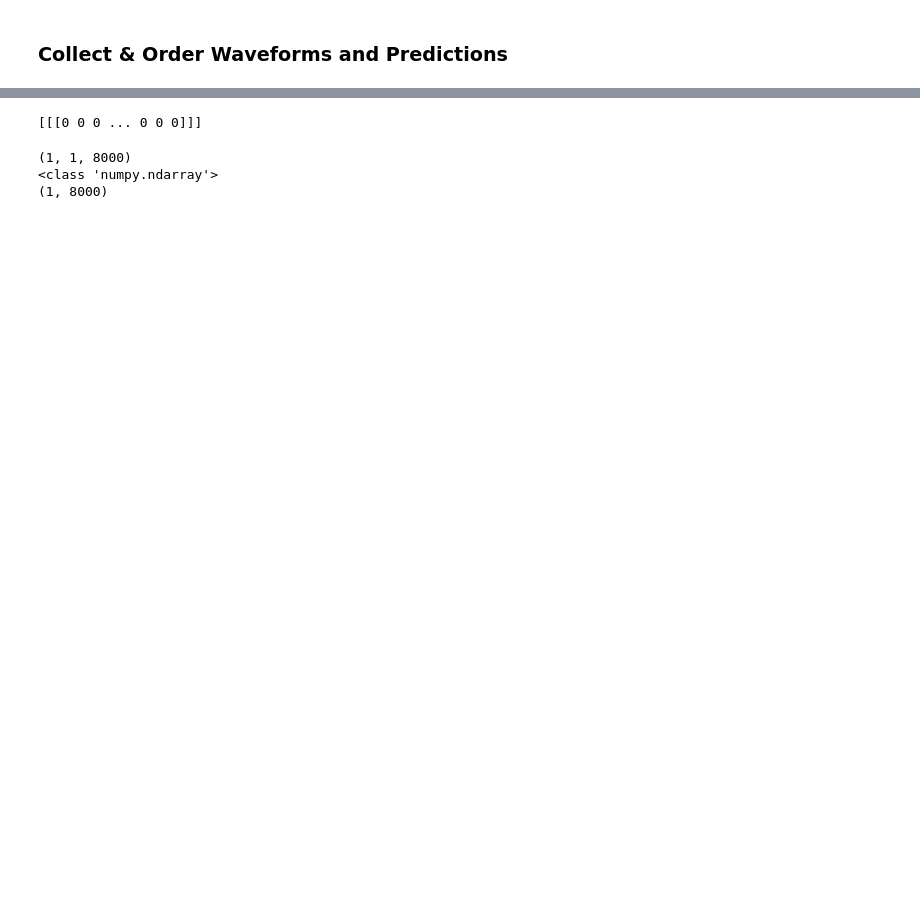
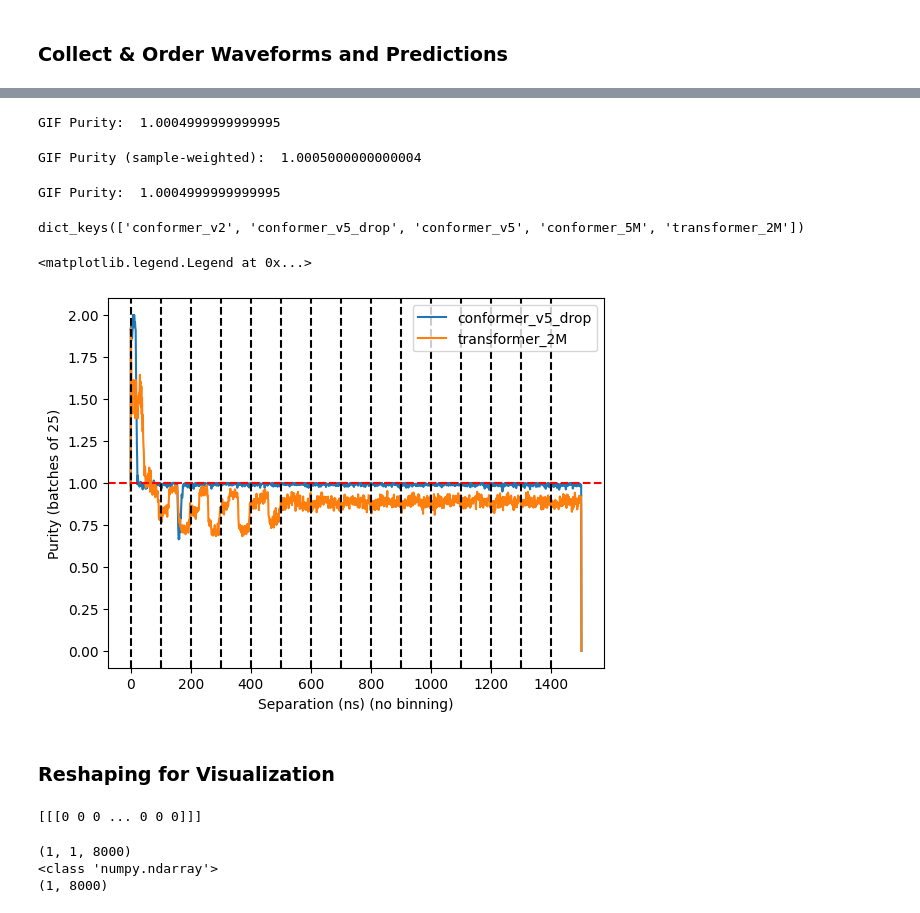
Before and after one commit to carsmithhhh/flash_detection, a Jupyter notebook: notebooks/animation.ipynb, the cells around one changed output, grey strips where cells are left out. Saved outputs shown, nothing was run; the diff lists cells and outputs as text; code cells hidden in the pictures; blank space fills up the shorter version.

```diff
--- a/notebooks/animation.ipynb
+++ b/notebooks/animation.ipynb
@@ -196,3 +253,82 @@ Unique separations: 1500, max = 1499, min = 0
+# %%
+# Batching just to check
+mask_tensor_list = [torch.tensor(mask).squeeze(0) for mask in pred_masks]  # each [1, 8000]
+hit_pairs_arr = torch.tensor(hit_pairs)  # shape [N]
+
+# Stack into one big tensor first
+mask_tensor = torch.stack(mask_tensor_list)   # shape [N, 1, 8000]
+
+batch_size = 25
+num_batches = len(hit_pairs_arr) // batch_size  # 1500 // 25 = 60
+
+# Make mask batches: [60, 25, 1, 8000]
+mask_batches = mask_tensor[:num_batches * batch_size].view(num_batches, batch_size, 1, 8000)
+
+# Make hit pair batches: [60, 25, 2]
+hit_batches = hit_pairs_arr[:num_batches * batch_size].view(num_batches, batch_size, 2)
+
+merged_pure = 0.0
+
+# batched version
+for i in range(mask_batches.shape[0]):
+    merged_pure += merged_class_purity(mask_batches[i], hit_batches[i], device, no_sum=False)
+
+merged_pure /= mask_batches.shape[0]
+print("GIF Purity: ", merged_pure)
+# %% [output]
+GIF Purity:  1.0004999999999995
+# %%
+merged_pure = 0.0
+total_samples = 0
+
+for i in range(mask_batches.shape[0]):
+    batch_size = mask_batches[i].shape[0]
+    merged_pure += merged_class_purity(mask_batches[i], hit_batches[i], device, no_sum=False) * batch_size
+    total_samples += batch_size
+
+merged_pure /= total_samples
+print("GIF Purity (sample-weighted): ", merged_pure)
+# %% [output]
+GIF Purity (sample-weighted):  1.0005000000000004
+# %%
+merged_pure = 0.0
+
+# non-batched version
+# for merged_mask, hit_times in zip(pred_masks, hit_pairs):
+    #merged_mask = torch.tensor(merged_mask)
+    #merged_pure += merged_class_purity(merged_mask, [hit_times], device, no_sum=False)
+
+# batched version
+for i in range(mask_batches.shape[0]):
+    merged_pure += merged_class_purity(mask_batches[i], hit_batches[i], device, no_sum=False)
+
+merged_pure /= mask_batches.shape[0]
+print("GIF Purity: ", merged_pure)
+# %% [output]
+GIF Purity:  1.0004999999999995
+# %%
+# loading in a pre-computed evaluation to compare purities
+v5_drop_results = np.load("performance_analysis/delta_t_benchmark/conv5_drop_delta_t_results.npy", allow_pickle=True).item()
+transformer_2M_results = np.load("performance_analysis/delta_t_benchmark/c5M_t2M_deltastats.npy", allow_pickle=True).item()
+
+delta_results = {**v5_drop_results, **transformer_2M_results}
+
+print(delta_results.keys())
+plt.plot(delta_results['conformer_v5_drop']['merge_pure'], label='conformer_v5_drop')
+plt.plot(delta_results['transformer_2M']['merge_pure'], label='transformer_2M')
+
+for i in range(0, 1500, 100):
+    plt.axvline(i, linestyle='--', color='black')
+plt.axhline(1.0, linestyle='--', color='red')
+plt.xlabel("Separation (ns) (no binning)")
+plt.ylabel("Purity (batches of 25)")
+plt.legend()
+# %% [output]
+dict_keys(['conformer_v2', 'conformer_v5_drop', 'conformer_v5', 'conformer_5M', 'transformer_2M'])
+<matplotlib.legend.Legend at 0x...>
+[figure, added]
+# %% [markdown]
+### Reshaping for Visualization
 # %%
 print(pred_masks[0])
 # %% [output]
```
Also changed, not shown: parts of 10 cells of this notebook, 15 other files.
